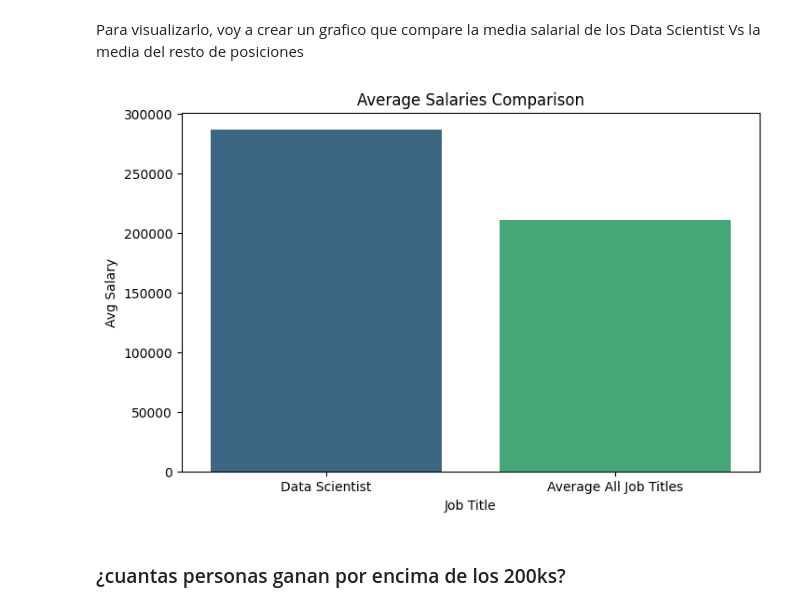
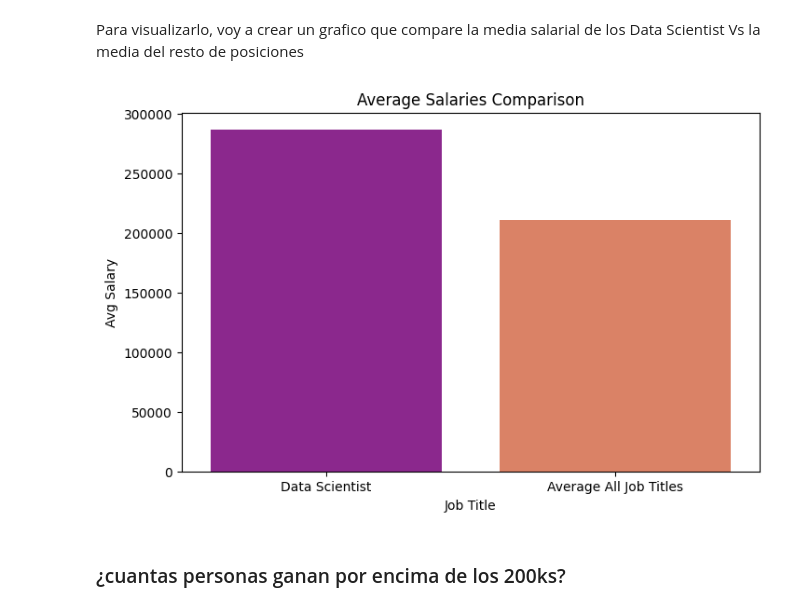
Before and after one commit to liagcaviedes/Data-Analytics-Salaries-Project, a Jupyter notebook: salary_data_ok.ipynb, the cells around one changed output. Saved outputs shown, nothing was run; the diff lists cells and outputs as text; code cells hidden in the pictures.

```diff
--- a/salary_data_ok.ipynb
+++ b/salary_data_ok.ipynb
@@ -239,28 +239,28 @@ Para visualizarlo, voy a crear un grafico que compare la media salarial de los D
 # %%
 # Paso 1: Calcular la media de salarios de Data Scientists
 mean_salary_data_scientist = df[df['job_title'] == 'Data Scientist']['salary'].mean()
 
 # Paso 2: Calcular la media de salarios de todos los títulos de trabajo
 mean_salary_all = df['salary'].mean()
 
 # Paso 3: Crear un DataFrame para las medias
 salary_comparison = pd.DataFrame({
     'Job Title': ['Data Scientist', 'Average All Job Titles'],
     'Mean Salary': [mean_salary_data_scientist, mean_salary_all]
 })
 
 # Paso 4: Crear un gráfico de barras
 plt.figure(figsize=(8, 5))
-sns.barplot(x='Job Title', y='Mean Salary', data=salary_comparison, palette='viridis')
+sns.barplot(x='Job Title', y='Mean Salary', data=salary_comparison, palette='plasma')
 
 # Ajustes adicionales
 plt.title('Average Salaries Comparison')
 plt.xlabel('Job Title')
 plt.ylabel('Avg Salary')
 plt.xticks(rotation=0)  # Rotar etiquetas del eje x si es necesario
 plt.show()
 # %% [output]
-[figure, old version]
+[figure, new version]
 # %% [markdown]
 ### ¿cuantas personas ganan por encima de los 200ks?
 # %%
```
Also changed, not shown: parts of 17 cells of this notebook, 1 other file.
